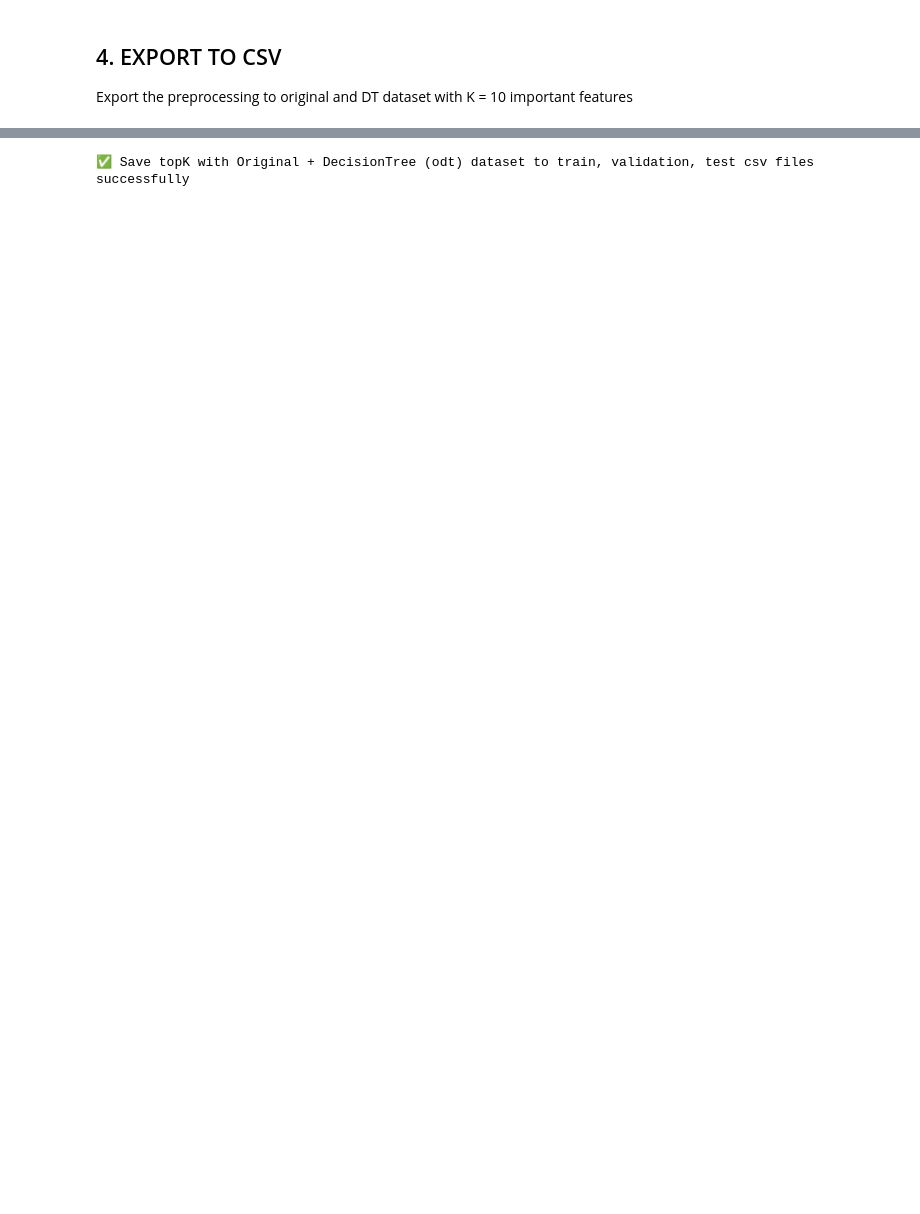
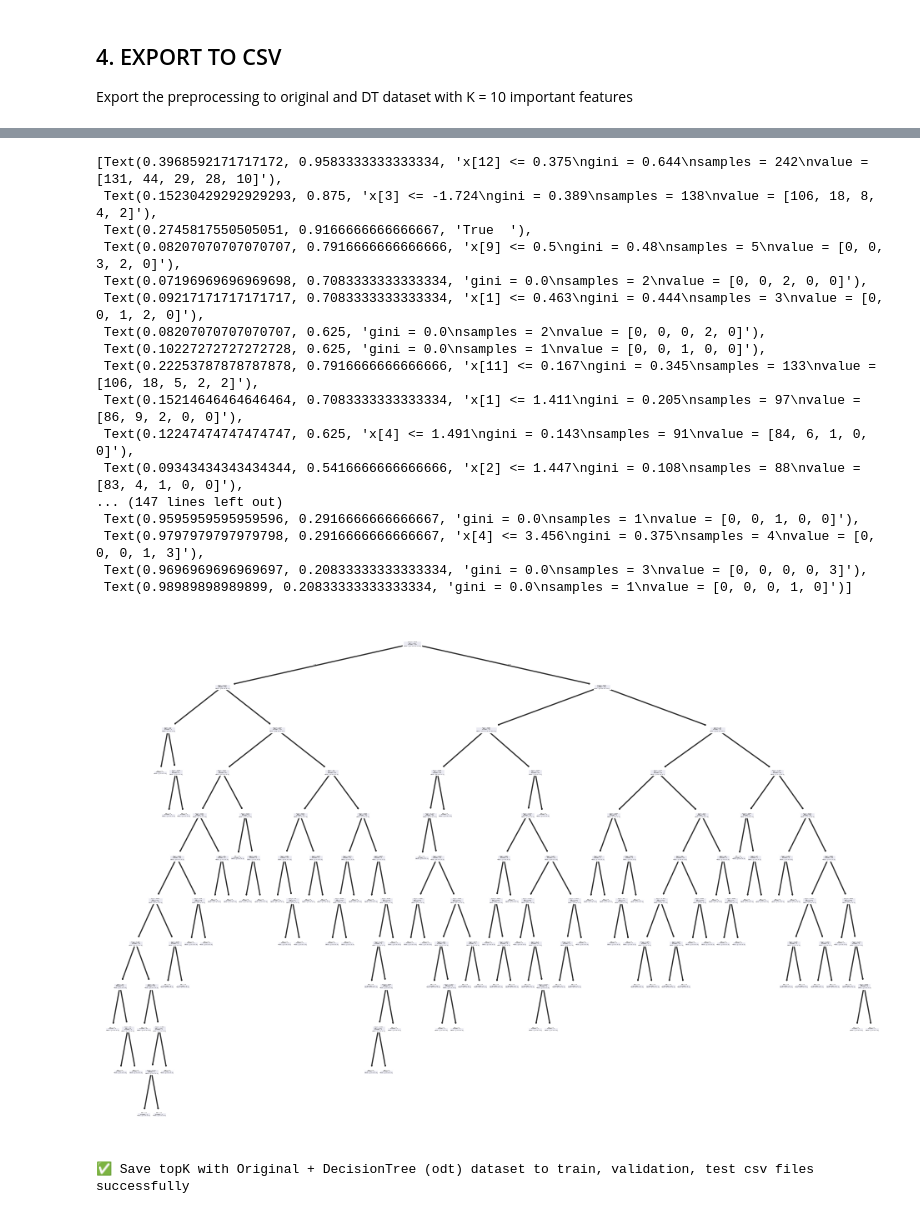
Before and after one commit to isenginer/AIVN_Project4.2_Heart_Disease, a Jupyter notebook: notebooks/02_data_eda.ipynb, the cells around one changed output, grey strips where cells are left out. Drawn from its saved outputs; the diff is of its cells as text; code cells hidden in the pictures; blank space fills up the shorter version.

```diff
--- a/notebooks/02_data_eda.ipynb
+++ b/notebooks/02_data_eda.ipynb
@@ -123,3 +123,25 @@ Index(['trestbps', 'chol', 'thal', 'thalach', 'ca', 'age', 'oldpeak', 'sex',
+# %%
+plt.figure(figsize=(12, 8))
+plot_tree(decision_tree_classifier)
+# %% [output]
+[Text(0.3968592171717172, 0.9583333333333334, 'x[12] <= 0.375\ngini = 0.644\nsamples = 242\nvalue = [131, 44, 29, 28, 10]'),
+ Text(0.15230429292929293, 0.875, 'x[3] <= -1.724\ngini = 0.389\nsamples = 138\nvalue = [106, 18, 8, 4, 2]'),
+ Text(0.2745817550505051, 0.9166666666666667, 'True  '),
+ Text(0.08207070707070707, 0.7916666666666666, 'x[9] <= 0.5\ngini = 0.48\nsamples = 5\nvalue = [0, 0, 3, 2, 0]'),
+ Text(0.07196969696969698, 0.7083333333333334, 'gini = 0.0\nsamples = 2\nvalue = [0, 0, 2, 0, 0]'),
+ Text(0.09217171717171717, 0.7083333333333334, 'x[1] <= 0.463\ngini = 0.444\nsamples = 3\nvalue = [0, 0, 1, 2, 0]'),
+ Text(0.08207070707070707, 0.625, 'gini = 0.0\nsamples = 2\nvalue = [0, 0, 0, 2, 0]'),
+ Text(0.10227272727272728, 0.625, 'gini = 0.0\nsamples = 1\nvalue = [0, 0, 1, 0, 0]'),
+ Text(0.22253787878787878, 0.7916666666666666, 'x[11] <= 0.167\ngini = 0.345\nsamples = 133\nvalue = [106, 18, 5, 2, 2]'),
+ Text(0.15214646464646464, 0.7083333333333334, 'x[1] <= 1.411\ngini = 0.205\nsamples = 97\nvalue = [86, 9, 2, 0, 0]'),
+ Text(0.12247474747474747, 0.625, 'x[4] <= 1.491\ngini = 0.143\nsamples = 91\nvalue = [84, 6, 1, 0, 0]'),
+ Text(0.09343434343434344, 0.5416666666666666, 'x[2] <= 1.447\ngini = 0.108\nsamples = 88\nvalue = [83, 4, 1, 0, 0]'),
+... (147 lines left out)
+ Text(0.9595959595959596, 0.2916666666666667, 'gini = 0.0\nsamples = 1\nvalue = [0, 0, 1, 0, 0]'),
+ Text(0.9797979797979798, 0.2916666666666667, 'x[4] <= 3.456\ngini = 0.375\nsamples = 4\nvalue = [0, 0, 0, 1, 3]'),
+ Text(0.9696969696969697, 0.20833333333333334, 'gini = 0.0\nsamples = 3\nvalue = [0, 0, 0, 0, 3]'),
+ Text(0.98989898989899, 0.20833333333333334, 'gini = 0.0\nsamples = 1\nvalue = [0, 0, 0, 1, 0]')]
+[figure, added]
 # %%
 dir_path = "../dataset/"
 topK_dataset_odt_train.to_csv(dir_path + "topK_odt_train.csv", index=False)
```
Also changed, not shown: parts of 4 cells of this notebook, 7 other files.
